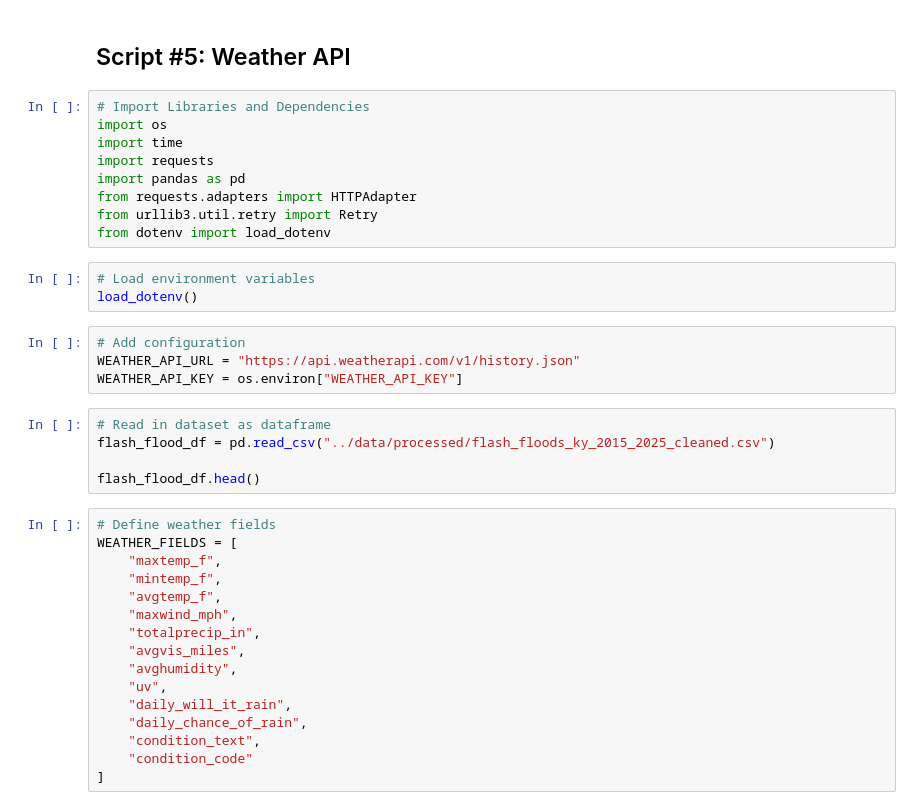
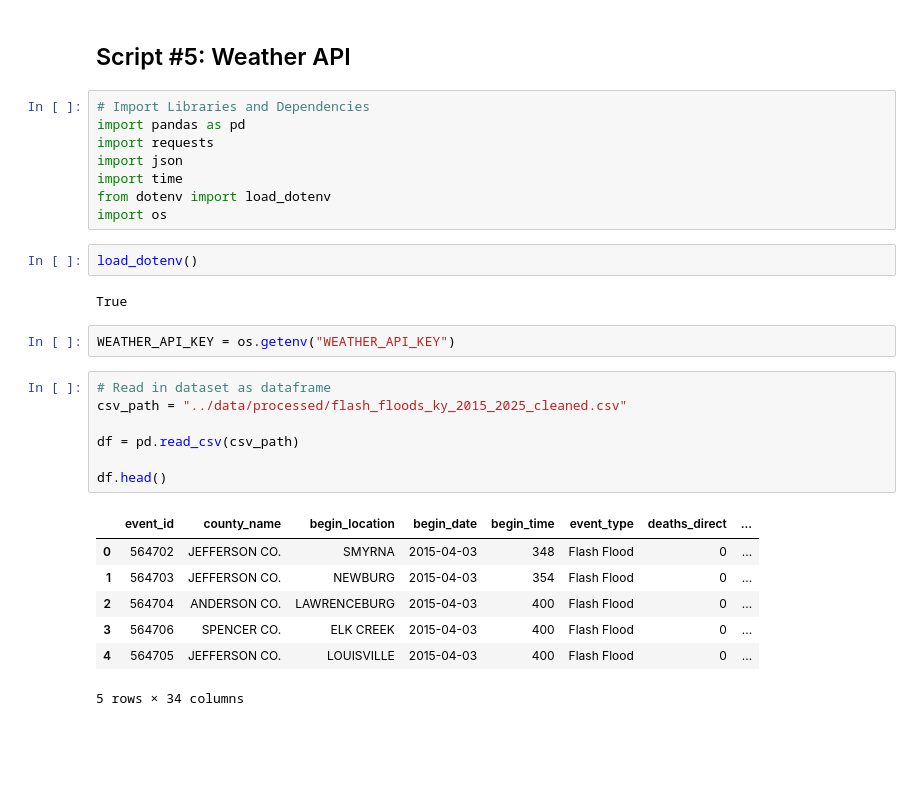
Before and after one commit to ashleyadehart/flash_floods_ky_2015_2025, a Jupyter notebook: notebooks/flash_floods_ky_scripts.ipynb, the cells around one changed output. Saved outputs shown, nothing was run; the diff lists cells and outputs as text; blank space fills up the shorter version.

```diff
--- a/notebooks/flash_floods_ky_scripts.ipynb
+++ b/notebooks/flash_floods_ky_scripts.ipynb
@@ -588,38 +588,30 @@ processed_df.to_csv("../data/processed/flash_floods_ky_nlcd_data.csv", index=Fal
 ## Script #5: Weather API
 # %%
 # Import Libraries and Dependencies
+import pandas as pd
+import requests
+import json
+import time
+from dotenv import load_dotenv
 import os
-import time
-import requests
-import pandas as pd
-from requests.adapters import HTTPAdapter
-from urllib3.util.retry import Retry
-from dotenv import load_dotenv
-# %%
-# Load environment variables
-load_dotenv()
-# %%
-# Add configuration
-WEATHER_API_URL = "https://api.weatherapi.com/v1/history.json"
-WEATHER_API_KEY = os.environ["WEATHER_API_KEY"]
+# %%
+load_dotenv()
+# %% [output]
+True
+# %%
+WEATHER_API_KEY = os.getenv("WEATHER_API_KEY")
 # %%
 # Read in dataset as dataframe
-flash_flood_df = pd.read_csv("../data/processed/flash_floods_ky_2015_2025_cleaned.csv")
+csv_path = "../data/processed/flash_floods_ky_2015_2025_cleaned.csv"
 
-flash_flood_df.head()
+df = pd.read_csv(csv_path)
+
+df.head()
+# %% [output]
+|  | event_id | county_name | begin_location | begin_date | begin_time | event_type | deaths_direct | ... |
+| 0 | 564702 | JEFFERSON CO. | SMYRNA | 2015-04-03 | 348 | Flash Flood | 0 | ... |
+| 1 | 564703 | JEFFERSON CO. | NEWBURG | 2015-04-03 | 354 | Flash Flood | 0 | ... |
+| 2 | 564704 | ANDERSON CO. | LAWRENCEBURG | 2015-04-03 | 400 | Flash Flood | 0 | ... |
+| 3 | 564706 | SPENCER CO. | ELK CREEK | 2015-04-03 | 400 | Flash Flood | 0 | ... |
+| 4 | 564705 | JEFFERSON CO. | LOUISVILLE | 2015-04-03 | 400 | Flash Flood | 0 | ... |
+5 rows × 34 columns
-# %%
-# Define weather fields
-WEATHER_FIELDS = [
-    "maxtemp_f",
-    "mintemp_f",
-    "avgtemp_f",
-    "maxwind_mph",
-    "totalprecip_in",
-    "avgvis_miles",
-    "avghumidity",
-    "uv",
-    "daily_will_it_rain",
-    "daily_chance_of_rain",
-    "condition_text",
-    "condition_code"
-]
```
Also changed, not shown: parts of 13 cells of this notebook, 30 other files.
